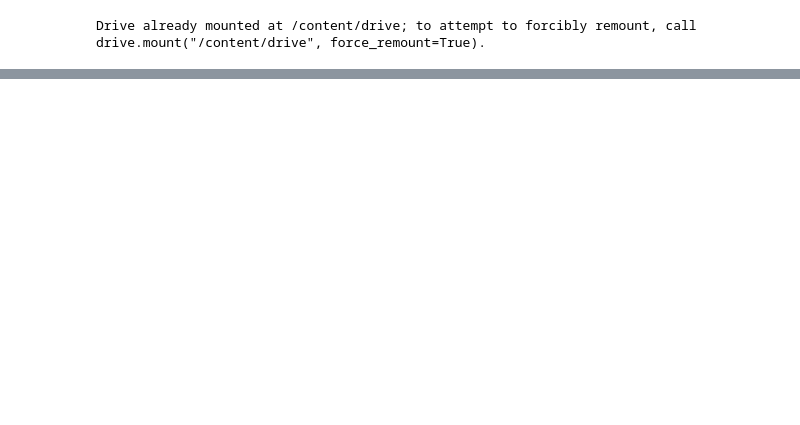
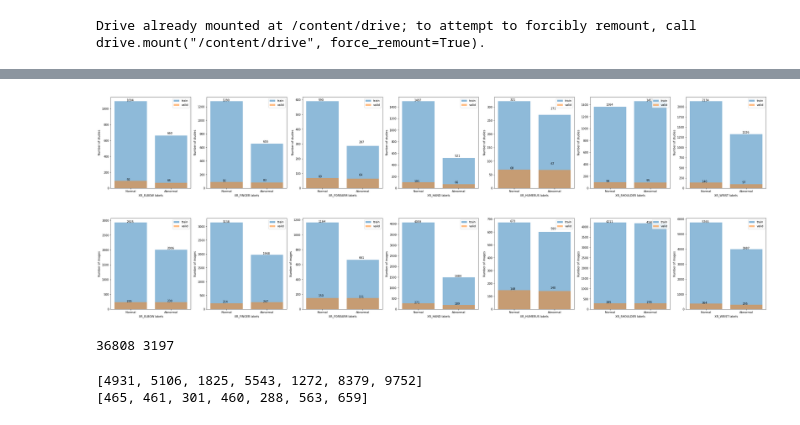
Before and after one commit to vladyorsh/bak, a Jupyter notebook: ra2.ipynb, the cells around one changed output, grey strips where cells are left out. Drawn from its saved outputs; the diff is of its cells as text; code cells hidden in the pictures; blank space fills up the shorter version.

```diff
--- a/ra2.ipynb
+++ b/ra2.ipynb
@@ -354,0 +252,44 @@ KeyboardInterrupt: ignored
+# %%
+fig, ax = plt.subplots(figsize=(6 * len(study_types), 6), ncols=len(study_types))
+label_values = ['Normal', 'Abnormal']
+
+for y in range(len(study_types)):
+    for i, phase in enumerate([train_labels_per_study[y], val_labels_per_study[y]]):
+      counts = phase.values.ravel()
+      m = max(counts)
+      for i, v in enumerate(counts):
+        if v==m: ax[y].text(i-0.1, v+3, str(v))
+        else: ax[y].text(i-0.1, v + 20, str(v))
+      x_pos = np.arange(2)
+
+      ax[y].bar(x_pos, counts, alpha=0.5)
+      ax[y].set_xticks(x_pos)
+      ax[y].set_xticklabels(label_values)
+
+      ax[y].set_xlabel(study_types[y] + ' labels')
+      ax[y].set_ylabel('Number of studies')
+      ax[y].legend(['train', 'valid'])
+# %% [output]
+[figure, added]
+# %%
+fig, ax = plt.subplots(figsize=(6 * len(study_types), 6), ncols=len(study_types))
+label_values = ['Normal', 'Abnormal']
+
+for y in range(len(study_types)):
+    for i, phase in enumerate([train_labels_per_study_imgs[y], val_labels_per_study_imgs[y]]):
+      counts = phase.values.ravel()
+      m = max(counts)
+      for i, v in enumerate(counts):
+        if v==m: ax[y].text(i-0.1, v+3, str(v))
+        else: ax[y].text(i-0.1, v + 20, str(v))
+      x_pos = np.arange(2)
+
+      ax[y].bar(x_pos, counts, alpha=0.5)
+      ax[y].set_xticks(x_pos)
+      ax[y].set_xticklabels(label_values)
+
+      ax[y].set_xlabel(study_types[y] + ' labels')
+      ax[y].set_ylabel('Number of images')
+      ax[y].legend(['train', 'valid'])
+# %% [output]
+[figure, added]
@@ -354,0 +299,33 @@ KeyboardInterrupt: ignored
+# %%
+train_paths, val_paths = [], []
+
+with open(mura_path + 'train_image_paths.csv', 'r') as file:
+  train_paths = file.read().replace('MURA-v1.1/', '').split('\n')[:-1]
+
+with open(mura_path + 'valid_image_paths.csv', 'r') as file:
+  val_paths = file.read().replace('MURA-v1.1/', '').split('\n')[:-1]
+
+print(len(train_paths), len(val_paths))
+# %% [output]
+36808 3197
+# %%
+def separate_paths(paths):
+  sep_paths = dict()
+  for study_type in study_types:
+    sep_paths[study_type] = []
+
+  for path in paths:
+    for study_type in study_types:
+      if study_type in path:
+        sep_paths[study_type].append(path)
+
+  return sep_paths
+
+train_paths = separate_paths(train_paths)
+val_paths = separate_paths(val_paths)
+
+print([len(array) for key, array in train_paths.items()])
+print([len(array) for key, array in val_paths.items()])
+# %% [output]
+[4931, 5106, 1825, 5543, 1272, 8379, 9752]
+[465, 461, 301, 460, 288, 563, 659]
```
Also changed, not shown: parts of 50 cells of this notebook.
